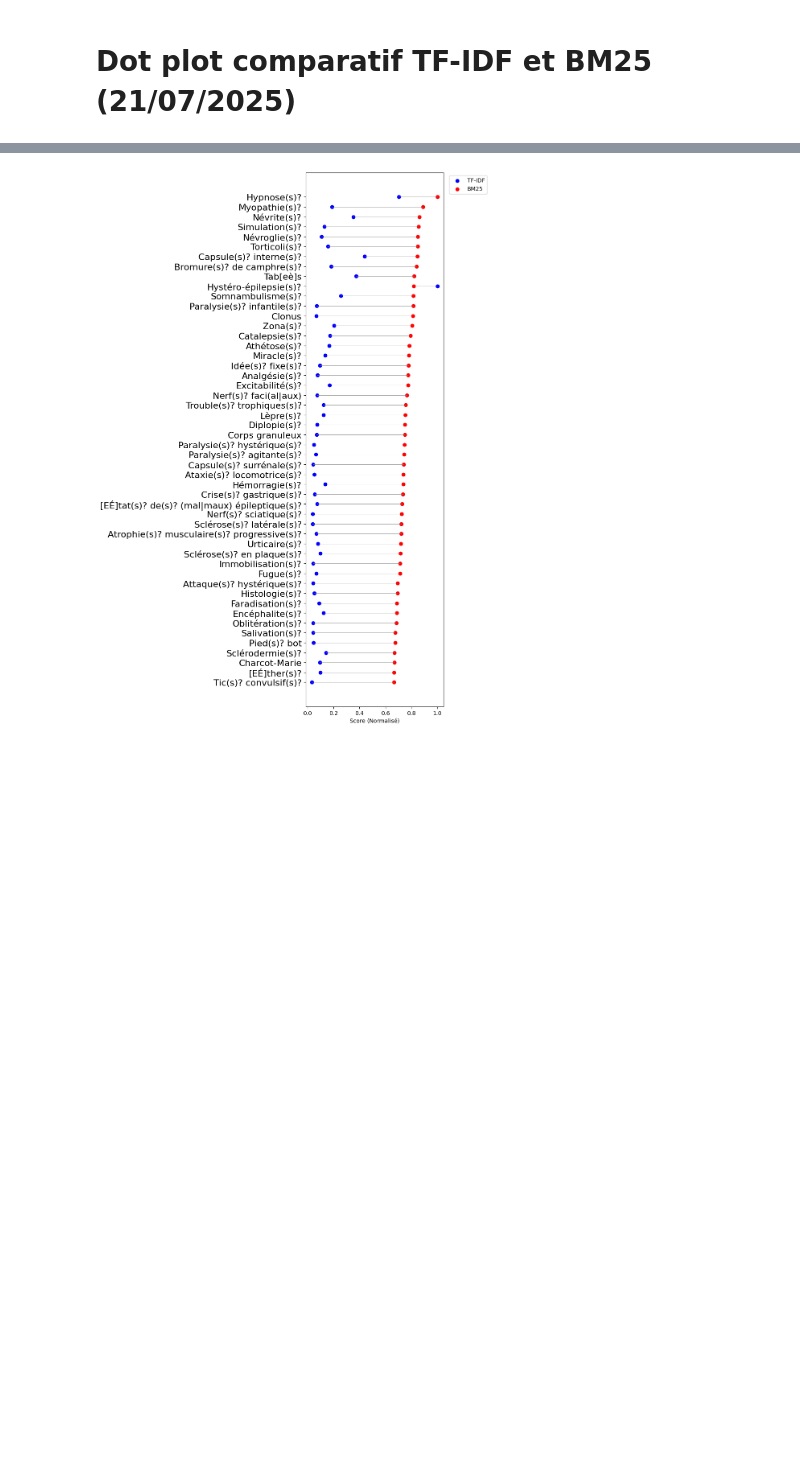
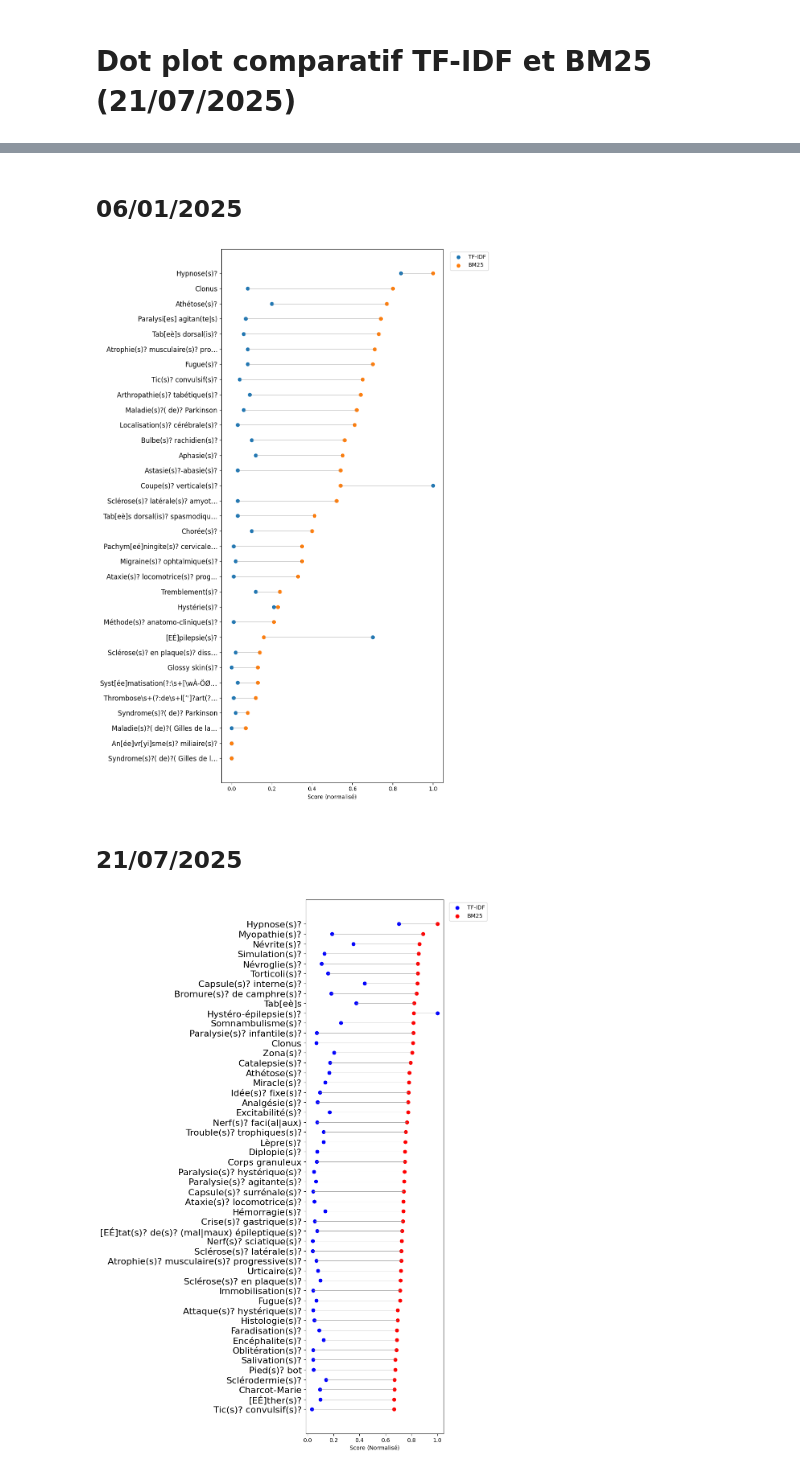
Before and after one commit to ljpetkovic/Charcot_circulations, a Jupyter notebook: dataviz/dataviz.ipynb, the cells around one changed output, grey strips where cells are left out. Cells and saved outputs as stored; diff of their text form; code cells hidden in the pictures; blank space fills up the shorter version.

```diff
--- a/dataviz/dataviz.ipynb
+++ b/dataviz/dataviz.ipynb
@@ -578,3 +628,47 @@ plt.show()
+# %% [markdown]
+## 06/01/2025
+# %%
+import pandas as pd
+import matplotlib.pyplot as plt
+
+df = pd.read_csv("output_autres.csv")
+
+sample_df = df.sort_values(by="Normalized BM25", ascending=False).head(50)
+sample_df = sample_df[::-1].reset_index(drop=True)
+
+terms = sample_df["Regex"]
+tfidf_scores = sample_df["Normalized TF-IDF"]
+bm25_scores  = sample_df["Normalized BM25"]
+
+# --- Labels affichés : tronqués (tu gardes les vrais termes dans `terms`) ---
+MAXLEN = 32
+display_terms = terms.apply(lambda s: (s[:MAXLEN-1] + "…") if len(s) > MAXLEN else s)
+
+# Positions Y numériques
+y = range(len(sample_df))
+
+fig, ax = plt.subplots(figsize=(10, 14))
+ax.tick_params(axis="y", labelsize=12)
+
+ax.scatter(tfidf_scores, y, label="TF-IDF")
+ax.scatter(bm25_scores,  y, label="BM25")
+
+for i in range(len(sample_df)):
+    ax.plot([tfidf_scores.iloc[i], bm25_scores.iloc[i]], [i, i], color="gray", linewidth=0.5)
+
+ax.set_yticks(list(y))
+ax.set_yticklabels(display_terms)
+
+ax.set_xlabel("Score (normalisé)")
+ax.legend(loc="upper left", bbox_to_anchor=(1.02, 1))
+
+plt.tight_layout()
+plt.savefig("dot_plot_autres_corpus_echantillon.png", dpi=600)
+plt.show()
+# %% [output]
+[figure, added]
+# %% [markdown]
+## 21/07/2025
 # %%
 import pandas as pd
 import matplotlib.pyplot as plt
```
Also changed, not shown: parts of 2 cells of this notebook.
